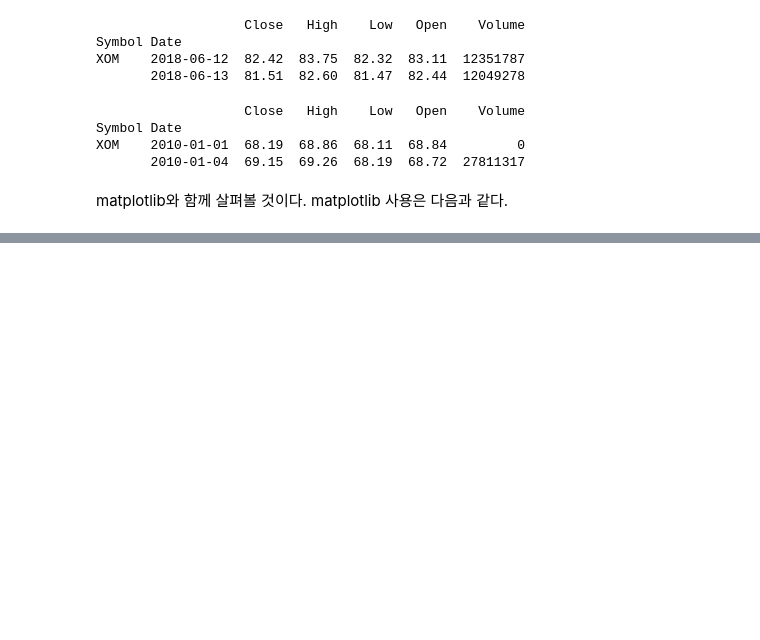
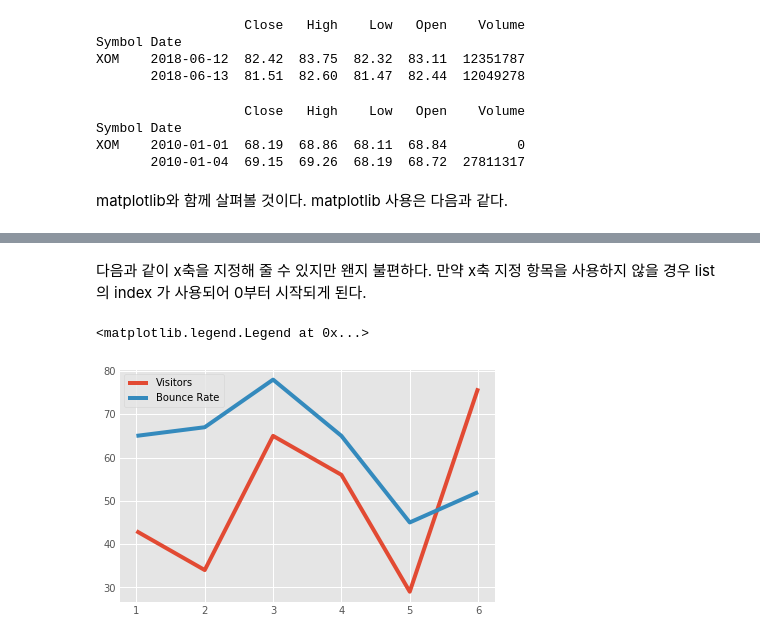
Before and after one commit to okwon78/matplotlib_pandas_tutorial, a Jupyter notebook: pandas.ipynb, the cells around one changed output, grey strips where cells are left out. Saved outputs shown, nothing was run; the diff lists cells and outputs as text; code cells hidden in the pictures; blank space fills up the shorter version.

```diff
--- a/pandas.ipynb
+++ b/pandas.ipynb
@@ -52 +52,21 @@ plt.legend()
+# %% [markdown]
+다음과 같이 x축을 지정해 줄 수 있지만 왠지 불편하다. 만약 x축 지정 항목을 사용하지 않을 경우 list의 index 가 사용되어 0부터 시작되게 된다.
+# %%
+style.use('ggplot')
+
+web_stats = {
+    'Day':[1,2,3,4,5,6],
+    'Visitors':[43,34,65,56,29,76],
+    'Bounce Rate':[65,67,78,65,45,52]
+}
+
+df = pd.DataFrame(web_stats)
+
+plt.plot(df['Day'].values, df['Visitors'].values, label='Visitors')
+plt.plot(df['Day'].values, df['Bounce Rate'].values, label='Bounce Rate')
+
+plt.legend()
+# %% [output]
+<matplotlib.legend.Legend at 0x...>
+[figure, added]
 # %%
```
Also changed, not shown: parts of 13 cells of this notebook.
